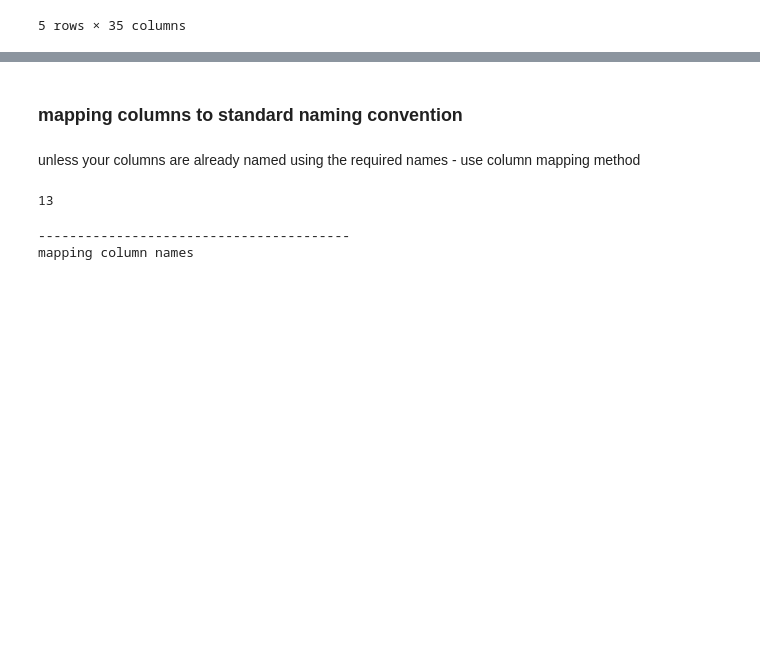
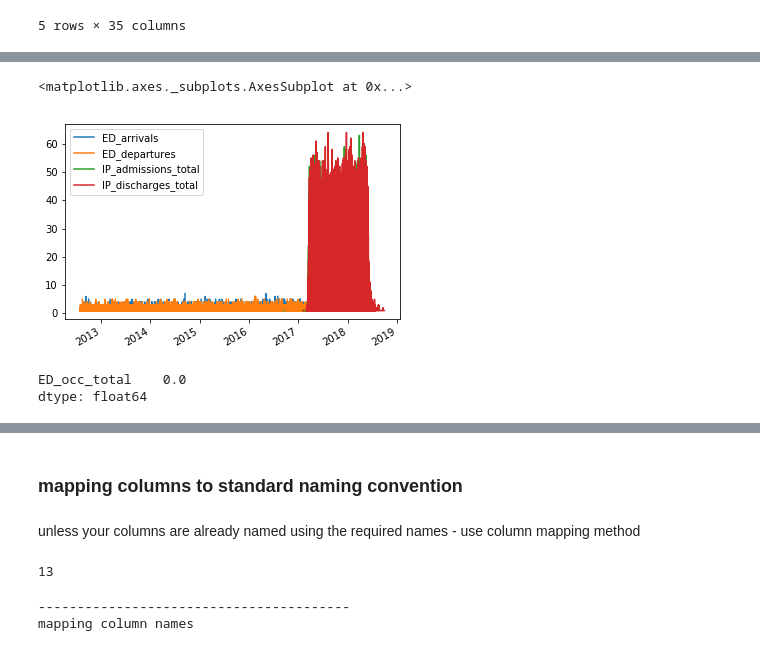
Before and after one commit to BradKeogh/flosp, a Jupyter notebook: example/example_flosp_workflow.ipynb, the cells around one changed output, grey strips where cells are left out. Drawn from its saved outputs; the diff is of its cells as text; code cells hidden in the pictures; blank space fills up the shorter version.

```diff
--- a/example/example_flosp_workflow.ipynb
+++ b/example/example_flosp_workflow.ipynb
@@ -132,0 +142,10 @@ hosp.extract_data('IP').head()
+# %%
+hosp.data.HOURLY.plot()
+# %% [output]
+<matplotlib.axes._subplots.AxesSubplot at 0x...>
+[figure, added]
+# %%
+hosp.data.HOURLY2.sum()
+# %% [output]
+ED_occ_total    0.0
+dtype: float64
```
Also changed, not shown: parts of 44 cells of this notebook, 7 other files.
